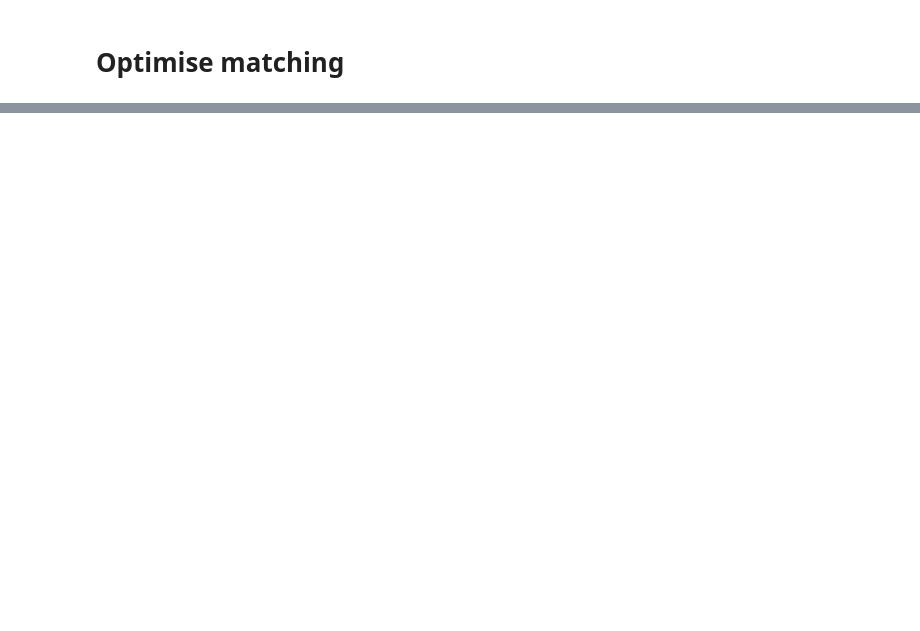
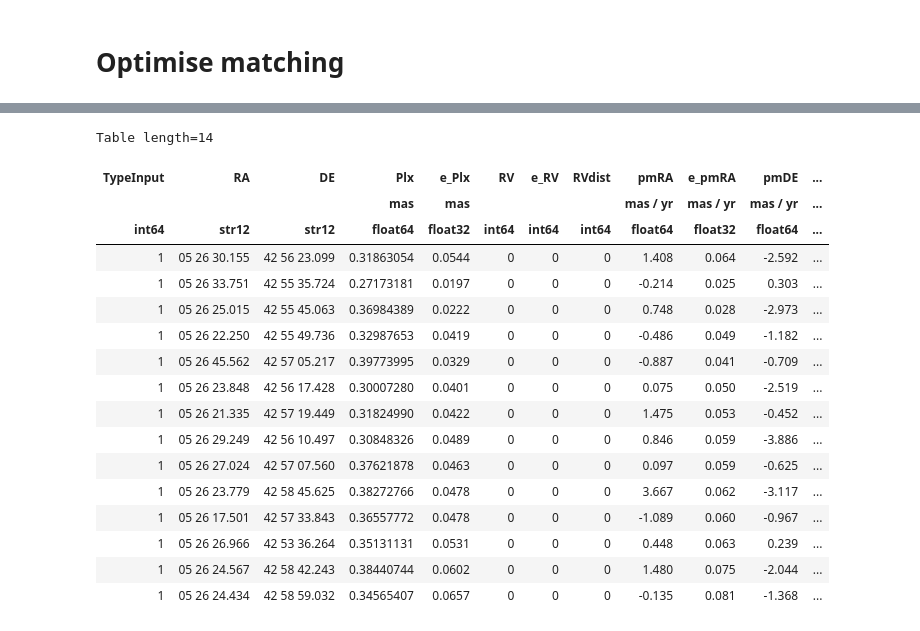
Before and after one commit to surodeep26/Traceback, a Jupyter notebook: main.ipynb, the cells around one changed output, grey strips where cells are left out. Saved outputs shown, nothing was run; the diff lists cells and outputs as text; code cells hidden in the pictures; blank space fills up the shorter version.

```diff
--- a/main.ipynb
+++ b/main.ipynb
@@ -89,0 +160,23 @@ execute_command('cd giessler_traceback ; examples/trace/traceback g166/trace.con
+# %%
+neighbor_source_ids = find_neighbors_by_source_id(sir, "SkyCoord", "Source", source_id=195633325090480896, max_sep=3*u.arcmin, return_table=True)
+# print("Neighbor source IDs:", neighbor_source_ids)
+fs4giesler(neighbor_source_ids)
+# %% [output]
+Table length=14
+| TypeInput | RA | DE | Plx | e_Plx | RV | e_RV | RVdist | pmRA | e_pmRA | pmDE | ... |
+|  |  |  | mas | mas |  |  |  | mas / yr | mas / yr | mas / yr | ... |
+| int64 | str12 | str12 | float64 | float32 | int64 | int64 | int64 | float64 | float32 | float64 | ... |
+| 1 | 05 26 30.155 | 42 56 23.099 | 0.31863054 | 0.0544 | 0 | 0 | 0 | 1.408 | 0.064 | -2.592 | ... |
+| 1 | 05 26 33.751 | 42 55 35.724 | 0.27173181 | 0.0197 | 0 | 0 | 0 | -0.214 | 0.025 | 0.303 | ... |
+| 1 | 05 26 25.015 | 42 55 45.063 | 0.36984389 | 0.0222 | 0 | 0 | 0 | 0.748 | 0.028 | -2.973 | ... |
+| 1 | 05 26 22.250 | 42 55 49.736 | 0.32987653 | 0.0419 | 0 | 0 | 0 | -0.486 | 0.049 | -1.182 | ... |
+| 1 | 05 26 45.562 | 42 57 05.217 | 0.39773995 | 0.0329 | 0 | 0 | 0 | -0.887 | 0.041 | -0.709 | ... |
+| 1 | 05 26 23.848 | 42 56 17.428 | 0.30007280 | 0.0401 | 0 | 0 | 0 | 0.075 | 0.050 | -2.519 | ... |
+| 1 | 05 26 21.335 | 42 57 19.449 | 0.31824990 | 0.0422 | 0 | 0 | 0 | 1.475 | 0.053 | -0.452 | ... |
+| 1 | 05 26 29.249 | 42 56 10.497 | 0.30848326 | 0.0489 | 0 | 0 | 0 | 0.846 | 0.059 | -3.886 | ... |
+| 1 | 05 26 27.024 | 42 57 07.560 | 0.37621878 | 0.0463 | 0 | 0 | 0 | 0.097 | 0.059 | -0.625 | ... |
+| 1 | 05 26 23.779 | 42 58 45.625 | 0.38272766 | 0.0478 | 0 | 0 | 0 | 3.667 | 0.062 | -3.117 | ... |
+| 1 | 05 26 17.501 | 42 57 33.843 | 0.36557772 | 0.0478 | 0 | 0 | 0 | -1.089 | 0.060 | -0.967 | ... |
+| 1 | 05 26 26.966 | 42 53 36.264 | 0.35131131 | 0.0531 | 0 | 0 | 0 | 0.448 | 0.063 | 0.239 | ... |
+| 1 | 05 26 24.567 | 42 58 42.243 | 0.38440744 | 0.0602 | 0 | 0 | 0 | 1.480 | 0.075 | -2.044 | ... |
+| 1 | 05 26 24.434 | 42 58 59.032 | 0.34565407 | 0.0657 | 0 | 0 | 0 | -0.135 | 0.081 | -1.368 | ... |
```
Also changed, not shown: parts of 6 cells of this notebook.
